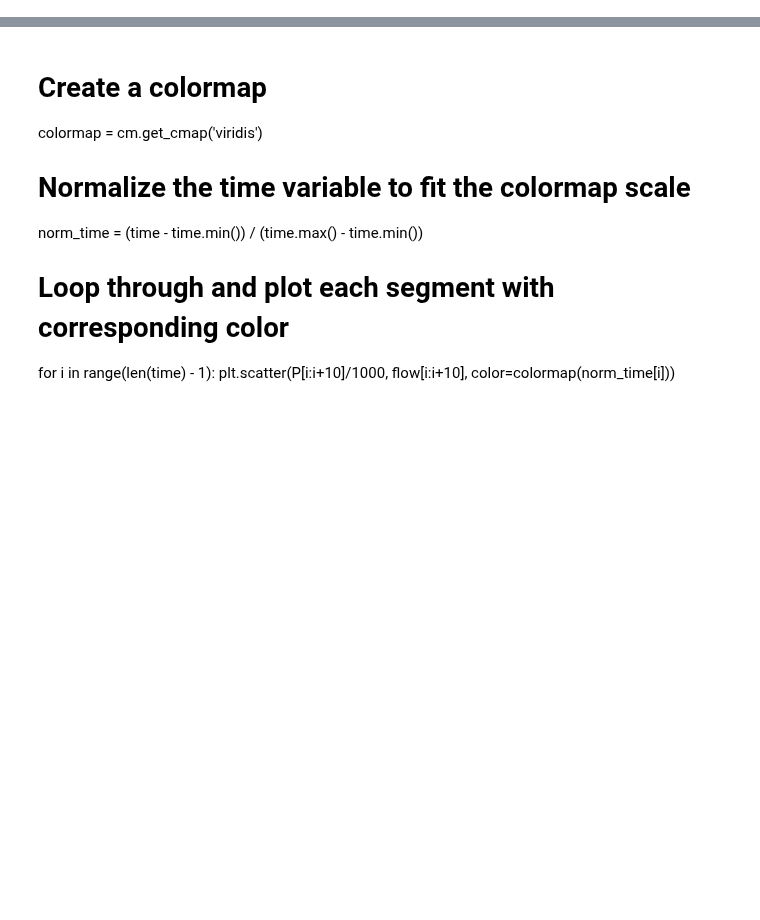
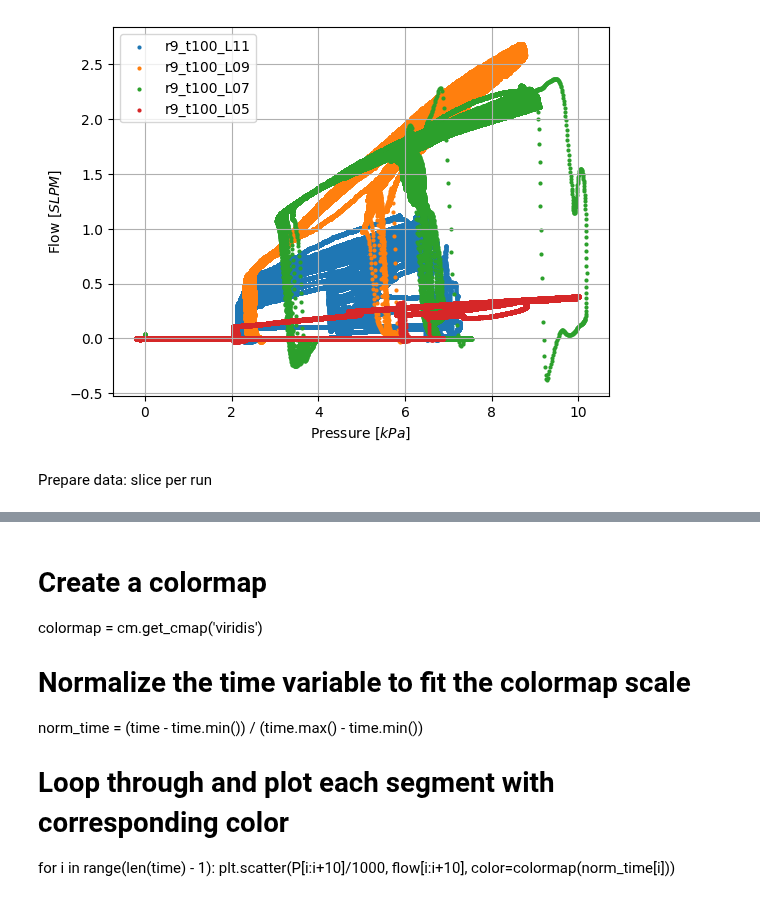
Before and after one commit to Olviel/Thermal_Soft_Robotics, a Jupyter notebook: Thermal_actuation/Experimental/Fluidic/Rothmund_Pressure_release/Valve_leak_test_rothmund_v2.ipynb, the cells around one changed output, grey strips where cells are left out. Drawn from its saved outputs; the diff is of its cells as text; code cells hidden in the pictures; blank space fills up the shorter version.

```diff
--- a/Thermal_actuation/Experimental/Fluidic/Rothmund_Pressure_release/Valve_leak_test_rothmund_v2.ipynb
+++ b/Thermal_actuation/Experimental/Fluidic/Rothmund_Pressure_release/Valve_leak_test_rothmund_v2.ipynb
@@ -78,35 +112,39 @@ for i, df in enumerate(data[0]):
     if 'SSCDP15-3' in df.columns:
         P = df['SSCDP15-3'].values
         #label = len(df['SSCDP15-3'].values)/1000 #'SSCDP15-3'
     elif 'MPX100-3' in df.columns:
         P = df['MPX100-3'].values
         #label = len(df['MPX100-3'].values)/1000 #'SSCDP15-3'
     elif 'MPX700-2' in df.columns:
         P = df['MPX700-2'].values
         #label = len(df['MPX700-2'].values)/1000#'MPX700-2'
     elif 'SSCDP05-3' in df.columns:
         P = df['SSCDP05-3'].values
     #label = len(df['MPX700-2'].values)/1000#'MPX700-2'
     else:
         print(f"Skipping experiment {i+1}: No recognizable sensor data.")
         continue  # Skip this iteration and move to the next experiment
 
 
     # Assuming Time is common in all DataFrames and is in a column named 'Time'
     #Time = df['Time'].values
     flow = data[0][i]['AWM5-5'].values #SLPM
 
     plt.scatter( P/1000,flow, label=data[1]['Samplename'][i][5:],marker='.', linewidth=0.000001)
     plt.xlabel('Pressure [$kPa$]')
     plt.ylabel('Flow [$SLPM$]')
     plt.legend(loc='upper left')
-    #plt.title(f'Experiment {i+1}')
-    break
+    if i==3:
+        break
 
 #plt.xlim(0,8)
 plt.grid()
 #plt.xlim(0,5)
 plt.show()
+# %% [output]
+[figure, added]
+# %% [markdown]
+Prepare data: slice per run
 # %%
 # Slice data per run
 
```
Also changed, not shown: parts of 17 cells of this notebook, 1 other file.
